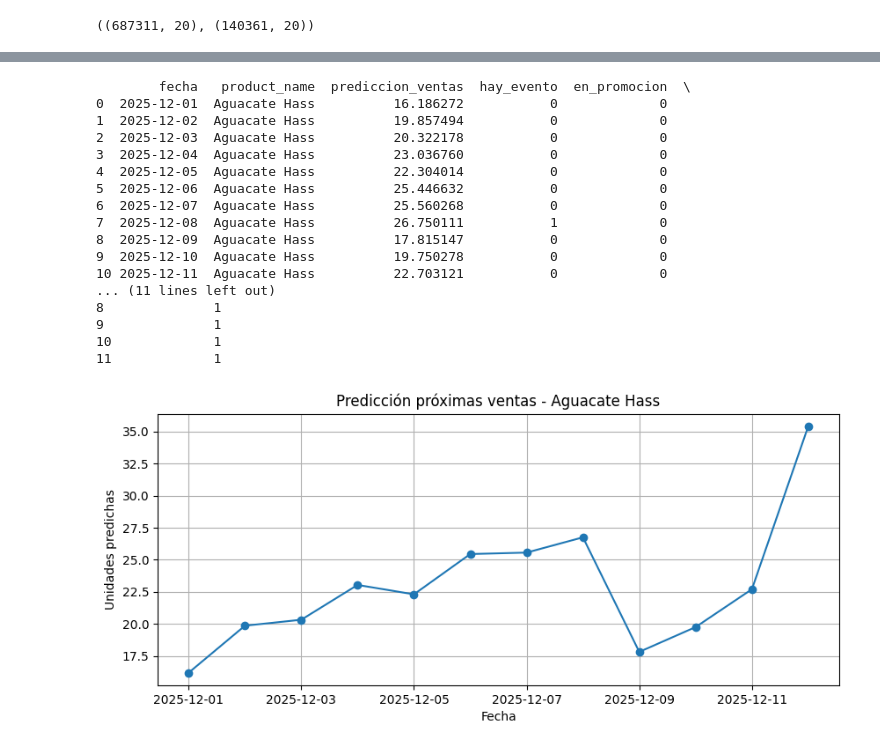
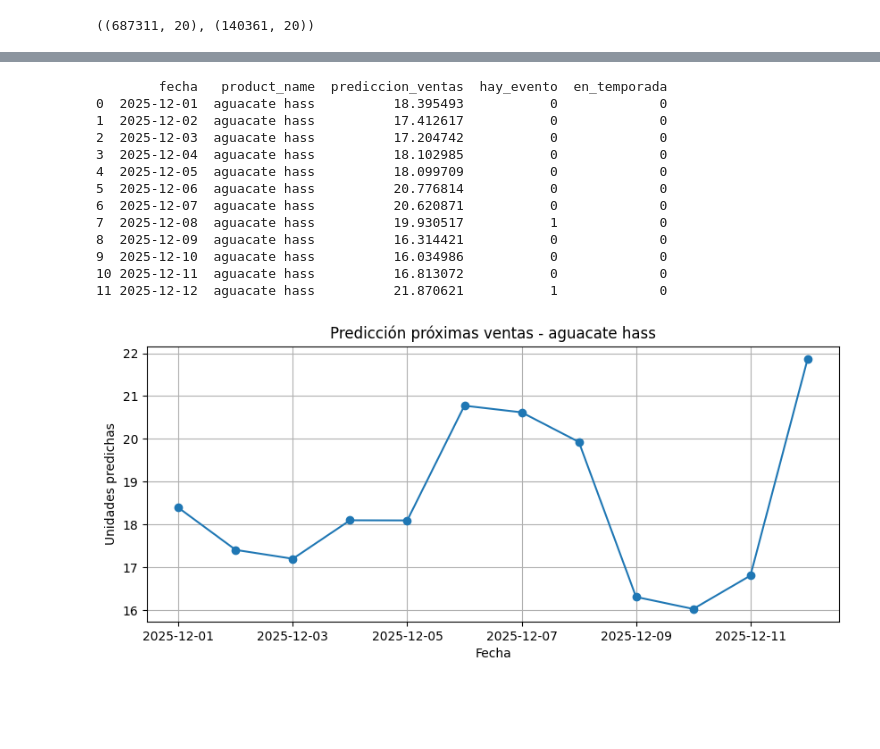
Before and after one commit to Fercho1407/proyectoTerminal, a Jupyter notebook: modelo/modelo.ipynb, the cells around one changed output, grey strips where cells are left out. Saved outputs shown, nothing was run; the diff lists cells and outputs as text; code cells hidden in the pictures; blank space fills up the shorter version.

```diff
--- a/modelo/modelo.ipynb
+++ b/modelo/modelo.ipynb
@@ -452,7 +452,6 @@ def predecir_proximos_dias(nombre_producto: str, dias: int = 7) -> pd.DataFrame:
         hay_evento = hay_evento_en_fecha(nombre_producto, fecha_pred)
 
         # Para simplificar: asumimos mismo patrón de promo y temporada que el último día
-        en_promocion = int(last_row["en_promocion"])
         en_temporada = int(last_row["en_temporada"])
 
         # --- Lags y medias basados en hist_ventas (que vamos actualizando) ---
@@ -471,7 +470,6 @@ def predecir_proximos_dias(nombre_producto: str, dias: int = 7) -> pd.DataFrame:
             "category_id": category_id,
             "perecedero": perecedero,
             "precio": precio_ultimo,          # podrías dinamizar esto futuramente
-            "en_promocion": en_promocion,
             "en_temporada": en_temporada,
             "hay_evento": hay_evento,
             "anio": anio,
@@ -503,7 +501,6 @@ def predecir_proximos_dias(nombre_producto: str, dias: int = 7) -> pd.DataFrame:
             "product_name": nombre_producto,
             "prediccion_ventas": max(y_pred, 0.0),  # evitar negativos
             "hay_evento": hay_evento,
-            "en_promocion": en_promocion,
             "en_temporada": en_temporada
         })
 
@@ -534,35 +539,31 @@ NameError: name 'predecir_proximos_dias' is not defined
 # %%
-nombre_producto = "Aguacate Hass"  # cámbialo a uno que exista en tu dataset
+nombre_producto = "aguacate hass"  # cámbialo a uno que exista en tu dataset
 
 df_pred_semana = predecir_proximos_dias(nombre_producto, dias=12)
 print(df_pred_semana)
 
 plt.figure(figsize=(10,4))
 plt.plot(df_pred_semana["fecha"], df_pred_semana["prediccion_ventas"], marker="o")
 plt.title(f"Predicción próximas ventas - {nombre_producto}")
 plt.xlabel("Fecha")
 plt.ylabel("Unidades predichas")
 plt.grid(True)
 plt.show()
 # %% [output]
-        fecha   product_name  prediccion_ventas  hay_evento  en_promocion  \
-0  2025-12-01  Aguacate Hass          16.186272           0             0
-1  2025-12-02  Aguacate Hass          19.857494           0             0
-2  2025-12-03  Aguacate Hass          20.322178           0             0
-3  2025-12-04  Aguacate Hass          23.036760           0             0
-4  2025-12-05  Aguacate Hass          22.304014           0             0
-5  2025-12-06  Aguacate Hass          25.446632           0             0
-6  2025-12-07  Aguacate Hass          25.560268           0             0
-7  2025-12-08  Aguacate Hass          26.750111           1             0
-8  2025-12-09  Aguacate Hass          17.815147           0             0
-9  2025-12-10  Aguacate Hass          19.750278           0             0
-10 2025-12-11  Aguacate Hass          22.703121           0             0
-... (11 lines left out)
-8              1
-9              1
-10             1
-11             1
+        fecha   product_name  prediccion_ventas  hay_evento  en_temporada
+0  2025-12-01  aguacate hass          18.395493           0             0
+1  2025-12-02  aguacate hass          17.412617           0             0
+2  2025-12-03  aguacate hass          17.204742           0             0
+3  2025-12-04  aguacate hass          18.102985           0             0
+4  2025-12-05  aguacate hass          18.099709           0             0
+5  2025-12-06  aguacate hass          20.776814           0             0
+6  2025-12-07  aguacate hass          20.620871           0             0
+7  2025-12-08  aguacate hass          19.930517           1             0
+8  2025-12-09  aguacate hass          16.314421           0             0
+9  2025-12-10  aguacate hass          16.034986           0             0
+10 2025-12-11  aguacate hass          16.813072           0             0
+11 2025-12-12  aguacate hass          21.870621           1             0
-[figure, old version]
+[figure, new version]
 # %%
 import numpy as np
 
```
Also changed, not shown: parts of 9 cells of this notebook.
